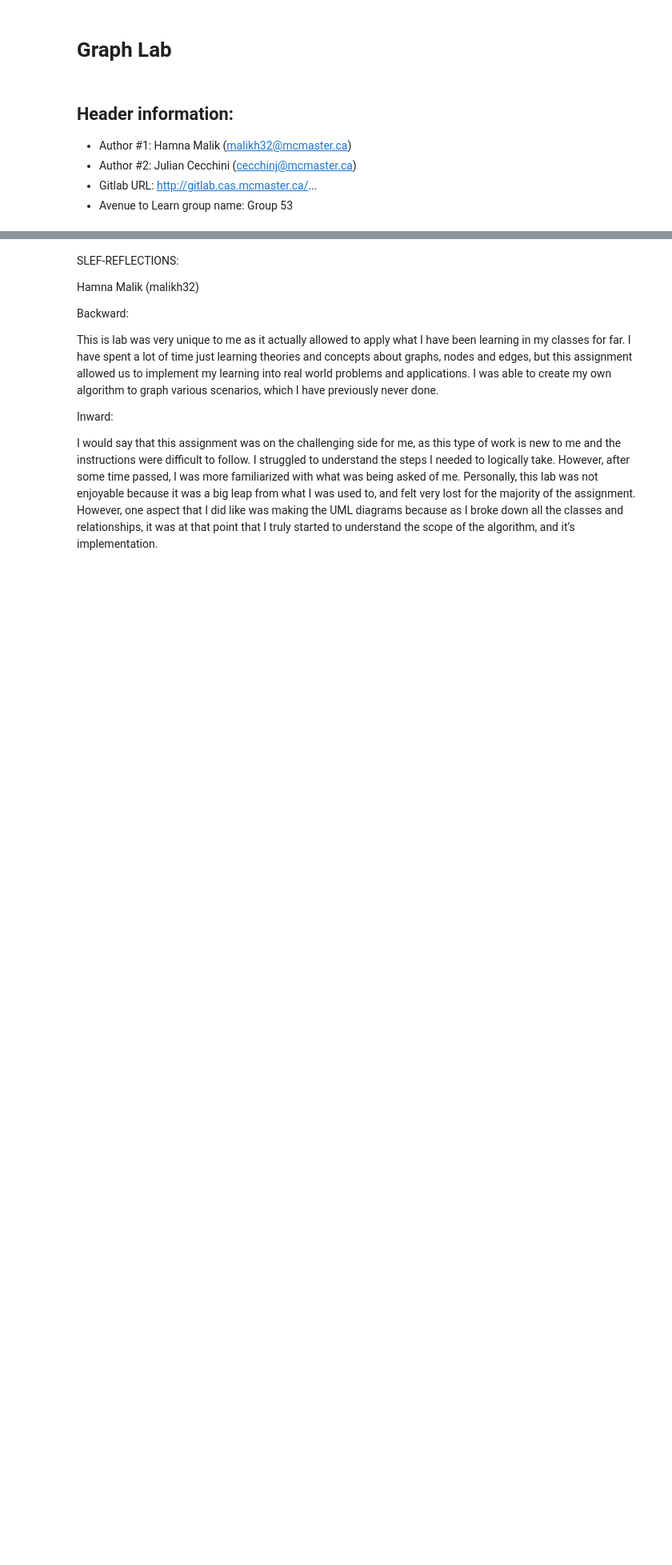
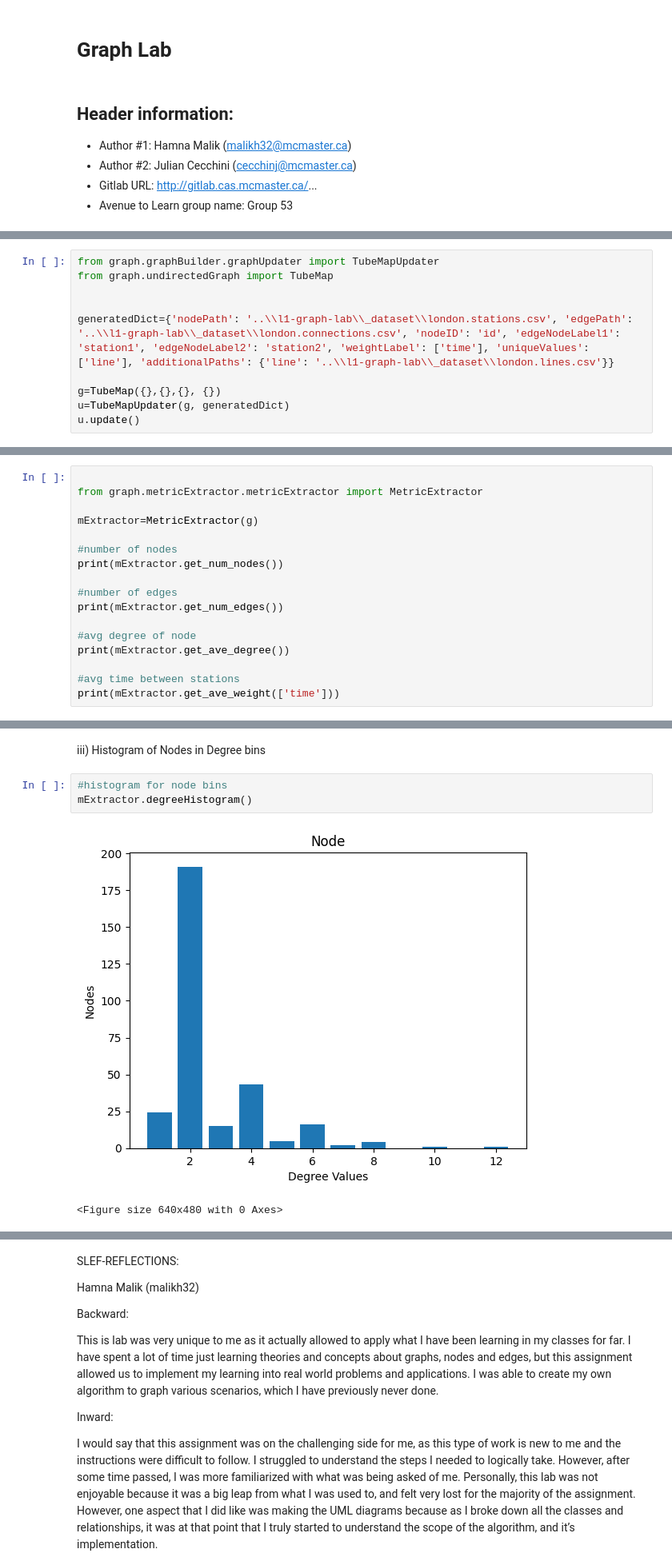
Before and after one commit to N4T10N01/Graph_Project, a Jupyter notebook: graph_lab.ipynb, the cells around one changed output, grey strips where cells are left out. Shown: that part at 80% size. Cells and saved outputs as stored; diff of their text form; blank space fills up the shorter version.

```diff
--- a/graph_lab.ipynb
+++ b/graph_lab.ipynb
@@ -9,0 +21,10 @@
+# %%
+from graph.graphBuilder.graphUpdater import TubeMapUpdater
+from graph.undirectedGraph import TubeMap
+
+
+generatedDict={'nodePath': '..\\l1-graph-lab\\_dataset\\london.stations.csv', 'edgePath': '..\\l1-graph-lab\\_dataset\\london.connections.csv', 'nodeID': 'id', 'edgeNodeLabel1': 'station1', 'edgeNodeLabel2': 'station2', 'weightLabel': ['time'], 'uniqueValues': ['line'], 'additionalPaths': {'line': '..\\l1-graph-lab\\_dataset\\london.lines.csv'}}
+
+g=TubeMap({},{},{}, {})
+u=TubeMapUpdater(g, generatedDict)
+u.update()
@@ -9,0 +110,17 @@
+# %%
+
+from graph.metricExtractor.metricExtractor import MetricExtractor
+
+mExtractor=MetricExtractor(g)
+
+#number of nodes
+print(mExtractor.get_num_nodes())
+
+#number of edges
+print(mExtractor.get_num_edges())
+
+#avg degree of node
+print(mExtractor.get_ave_degree())
+
+#avg time between stations
+print(mExtractor.get_ave_weight(['time']))
@@ -9,0 +132,8 @@
+# %% [markdown]
+iii) Histogram of Nodes in Degree bins
+# %%
+#histogram for node bins
+mExtractor.degreeHistogram()
+# %% [output]
+[figure, added]
+<Figure size 640x480 with 0 Axes>
```
Also changed, not shown: parts of 28 cells of this notebook, 26 other files.
